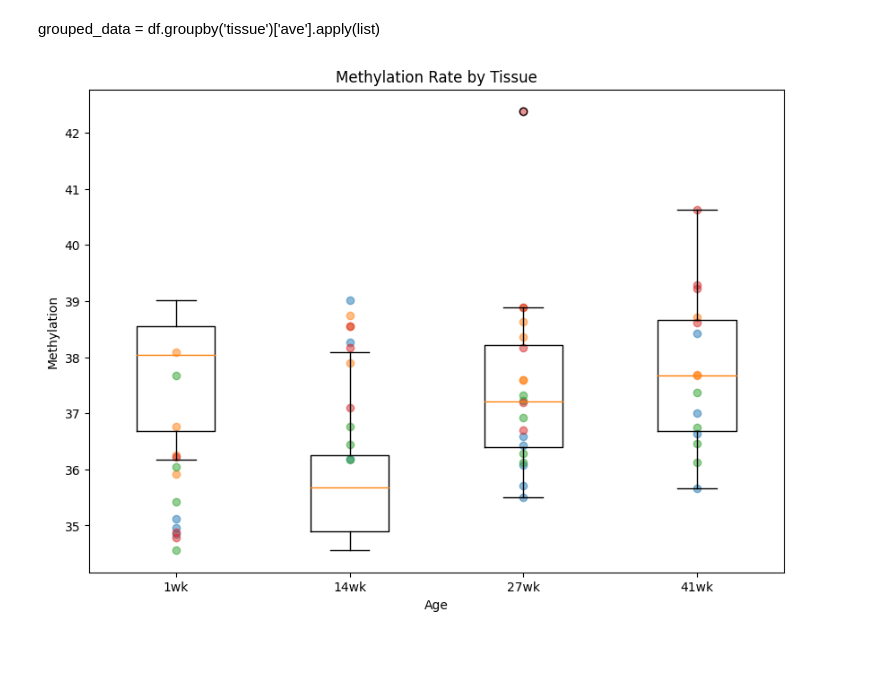
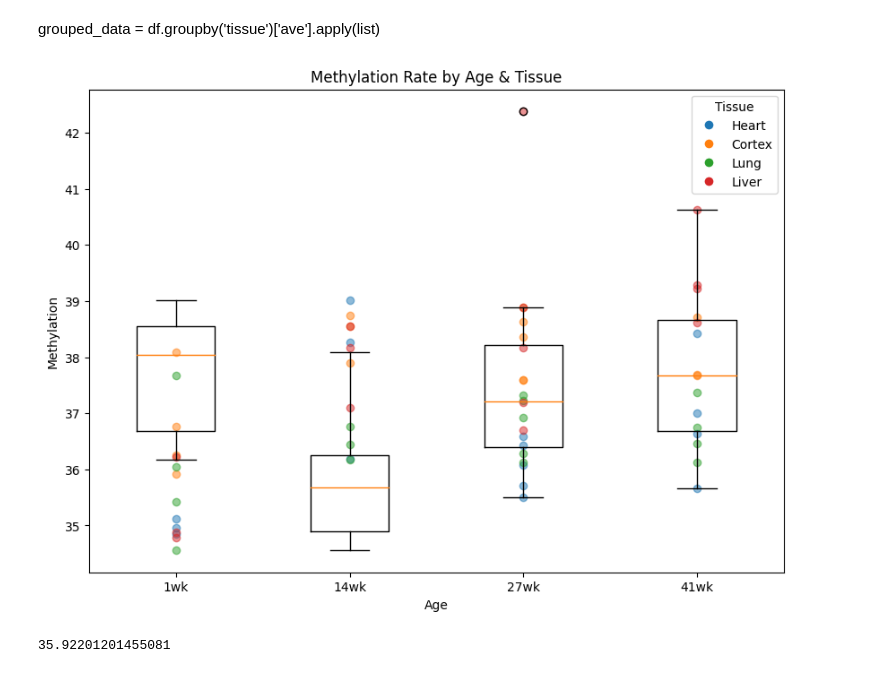
Before and after one commit to hunterDRuebsamen/Bioinformatic_Lab-1, a Jupyter notebook: test.ipynb, the cells around one changed output. Cells and saved outputs as stored; diff of their text form; code cells hidden in the pictures.

```diff
--- a/test.ipynb
+++ b/test.ipynb
@@ -177,7 +177,7 @@ ax = fig.add_subplot()
 
 # Convert the df into series and plot said series to boxplots
 age_groups = ['1wk', '14wk', '27wk', '41wk']
-box_data = df.groupby('age')['ave methylation'].apply(list)
+box_data = df.groupby('age', sort=False)['ave methylation'].apply(list)
 scatter_data = [df[df['age'] == age]['ave methylation'] for age in age_groups]
 data = box_data.values
 bp = ax.boxplot(data)
@@ -186,32 +186,37 @@ bp = ax.boxplot(data)
 # Create a list of unique tissues
 unique_tissues = df['tissue'].unique()
 
 # Assign a color to each tissue
 color_map = {tissue: f'C{i}' for i, tissue in enumerate(unique_tissues)}
 
 # Add scatter plots for each tissue
 for i, age in enumerate(age_groups):
     age_data = df[df['age'] == age]
     for tissue in unique_tissues:
         scatter_data = age_data[age_data['tissue'] == tissue]['ave methylation']
         scatter_x = [i+1] * len(scatter_data)
         ax.scatter(scatter_x, scatter_data, color=color_map[tissue], alpha=0.5)
 
 # Set x-axis labels
 ax.set_xticks(range(1, len(age_groups)+1))
 ax.set_xticklabels(age_groups)
 
 # Set labels and title
 ax.set_xlabel('Age')
 ax.set_ylabel('Methylation')
 ax.set_title('Methylation by Age')
 
 # Create custom legend for tissues
 scatter_labels = [plt.Line2D([0], [0], marker='o', color='w', markerfacecolor=color_map[tissue], markersize=8) for tissue in unique_tissues]
 plt.legend(scatter_labels, unique_tissues, title='Tissue')
 
 # Label Overall Figure and Display
-plt.title('Methylation Rate by Tissue')
+plt.title('Methylation Rate by Age & Tissue')
 plt.show();
 # %% [output]
-[figure, old version]
+[figure, new version]
+# %%
+test = box_data['1wk']
+test[len(test)//2]
+# %% [output]
+35.92201201455081
```
Also changed, not shown: parts of 1 cell of this notebook, 1 other file.
